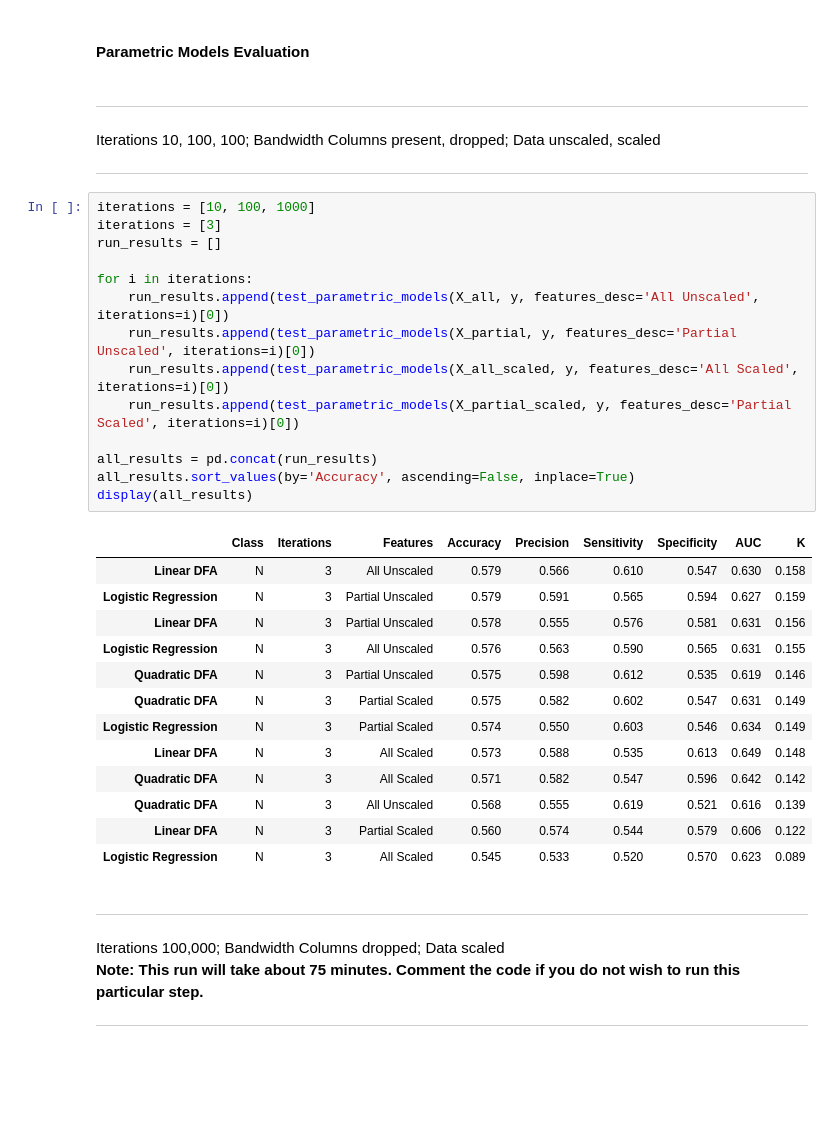
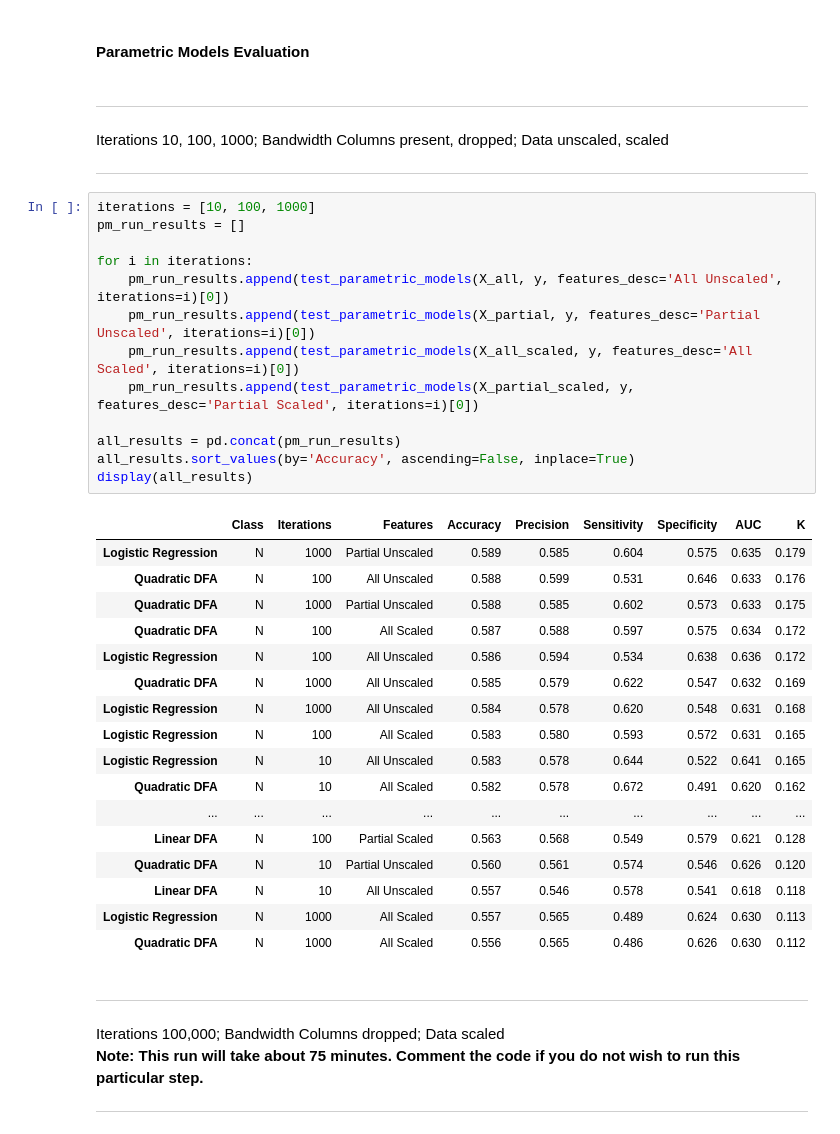
Before and after one commit to carl-schick-ds/rails, a Jupyter notebook: rails.ipynb, the cells around one changed output. Cells and saved outputs as stored; diff of their text form; blank space fills up the shorter version.

Commit message:
All models checkpoint.

```diff
--- a/rails.ipynb
+++ b/rails.ipynb
@@ -427,36 +419,39 @@ X_partial_scaled = scale_data(X_partial)  # Reduced scaled features
 #### Parametric Models Evaluation
 # %% [markdown]
 ***
-Iterations 10, 100, 100; Bandwidth Columns present, dropped; Data unscaled, scaled
+Iterations 10, 100, 1000; Bandwidth Columns present, dropped; Data unscaled, scaled
 ***
 # %%
 iterations = [10, 100, 1000]
-iterations = [3]
-run_results = []
+pm_run_results = []
 
 for i in iterations:
-    run_results.append(test_parametric_models(X_all, y, features_desc='All Unscaled', iterations=i)[0])
-    run_results.append(test_parametric_models(X_partial, y, features_desc='Partial Unscaled', iterations=i)[0])
-    run_results.append(test_parametric_models(X_all_scaled, y, features_desc='All Scaled', iterations=i)[0])
-    run_results.append(test_parametric_models(X_partial_scaled, y, features_desc='Partial Scaled', iterations=i)[0])
+    pm_run_results.append(test_parametric_models(X_all, y, features_desc='All Unscaled', iterations=i)[0])
+    pm_run_results.append(test_parametric_models(X_partial, y, features_desc='Partial Unscaled', iterations=i)[0])
+    pm_run_results.append(test_parametric_models(X_all_scaled, y, features_desc='All Scaled', iterations=i)[0])
+    pm_run_results.append(test_parametric_models(X_partial_scaled, y, features_desc='Partial Scaled', iterations=i)[0])
 
-all_results = pd.concat(run_results)
+all_results = pd.concat(pm_run_results)
 all_results.sort_values(by='Accuracy', ascending=False, inplace=True)
 display(all_results)
 # %% [output]
 |  | Class | Iterations | Features | Accuracy | Precision | Sensitivity | Specificity | AUC | K |
-| Linear DFA | N | 3 | All Unscaled | 0.579 | 0.566 | 0.610 | 0.547 | 0.630 | 0.158 |
-| Logistic Regression | N | 3 | Partial Unscaled | 0.579 | 0.591 | 0.565 | 0.594 | 0.627 | 0.159 |
-| Linear DFA | N | 3 | Partial Unscaled | 0.578 | 0.555 | 0.576 | 0.581 | 0.631 | 0.156 |
-| Logistic Regression | N | 3 | All Unscaled | 0.576 | 0.563 | 0.590 | 0.565 | 0.631 | 0.155 |
-| Quadratic DFA | N | 3 | Partial Unscaled | 0.575 | 0.598 | 0.612 | 0.535 | 0.619 | 0.146 |
-| Quadratic DFA | N | 3 | Partial Scaled | 0.575 | 0.582 | 0.602 | 0.547 | 0.631 | 0.149 |
-| Logistic Regression | N | 3 | Partial Scaled | 0.574 | 0.550 | 0.603 | 0.546 | 0.634 | 0.149 |
-| Linear DFA | N | 3 | All Scaled | 0.573 | 0.588 | 0.535 | 0.613 | 0.649 | 0.148 |
-| Quadratic DFA | N | 3 | All Scaled | 0.571 | 0.582 | 0.547 | 0.596 | 0.642 | 0.142 |
-| Quadratic DFA | N | 3 | All Unscaled | 0.568 | 0.555 | 0.619 | 0.521 | 0.616 | 0.139 |
-| Linear DFA | N | 3 | Partial Scaled | 0.560 | 0.574 | 0.544 | 0.579 | 0.606 | 0.122 |
-| Logistic Regression | N | 3 | All Scaled | 0.545 | 0.533 | 0.520 | 0.570 | 0.623 | 0.089 |
+| Logistic Regression | N | 1000 | Partial Unscaled | 0.589 | 0.585 | 0.604 | 0.575 | 0.635 | 0.179 |
+| Quadratic DFA | N | 100 | All Unscaled | 0.588 | 0.599 | 0.531 | 0.646 | 0.633 | 0.176 |
+| Quadratic DFA | N | 1000 | Partial Unscaled | 0.588 | 0.585 | 0.602 | 0.573 | 0.633 | 0.175 |
+| Quadratic DFA | N | 100 | All Scaled | 0.587 | 0.588 | 0.597 | 0.575 | 0.634 | 0.172 |
+| Logistic Regression | N | 100 | All Unscaled | 0.586 | 0.594 | 0.534 | 0.638 | 0.636 | 0.172 |
+| Quadratic DFA | N | 1000 | All Unscaled | 0.585 | 0.579 | 0.622 | 0.547 | 0.632 | 0.169 |
+| Logistic Regression | N | 1000 | All Unscaled | 0.584 | 0.578 | 0.620 | 0.548 | 0.631 | 0.168 |
+| Logistic Regression | N | 100 | All Scaled | 0.583 | 0.580 | 0.593 | 0.572 | 0.631 | 0.165 |
+| Logistic Regression | N | 10 | All Unscaled | 0.583 | 0.578 | 0.644 | 0.522 | 0.641 | 0.165 |
+| Quadratic DFA | N | 10 | All Scaled | 0.582 | 0.578 | 0.672 | 0.491 | 0.620 | 0.162 |
+| ... | ... | ... | ... | ... | ... | ... | ... | ... | ... |
+| Linear DFA | N | 100 | Partial Scaled | 0.563 | 0.568 | 0.549 | 0.579 | 0.621 | 0.128 |
+| Quadratic DFA | N | 10 | Partial Unscaled | 0.560 | 0.561 | 0.574 | 0.546 | 0.626 | 0.120 |
+| Linear DFA | N | 10 | All Unscaled | 0.557 | 0.546 | 0.578 | 0.541 | 0.618 | 0.118 |
+| Logistic Regression | N | 1000 | All Scaled | 0.557 | 0.565 | 0.489 | 0.624 | 0.630 | 0.113 |
+| Quadratic DFA | N | 1000 | All Scaled | 0.556 | 0.565 | 0.486 | 0.626 | 0.630 | 0.112 |
 # %% [markdown]
 ***
 Iterations 100,000; Bandwidth Columns dropped; Data scaled
```
Also changed, not shown: parts of 11 cells of this notebook, 1 other file.
